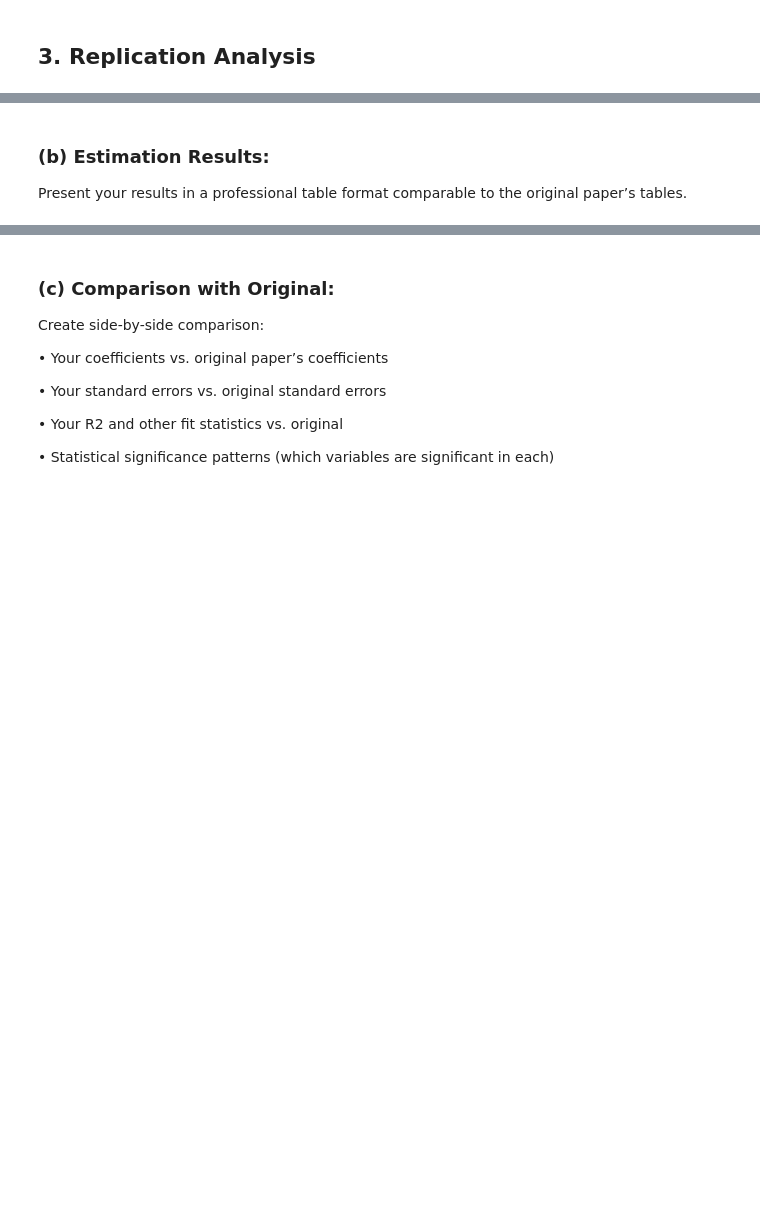
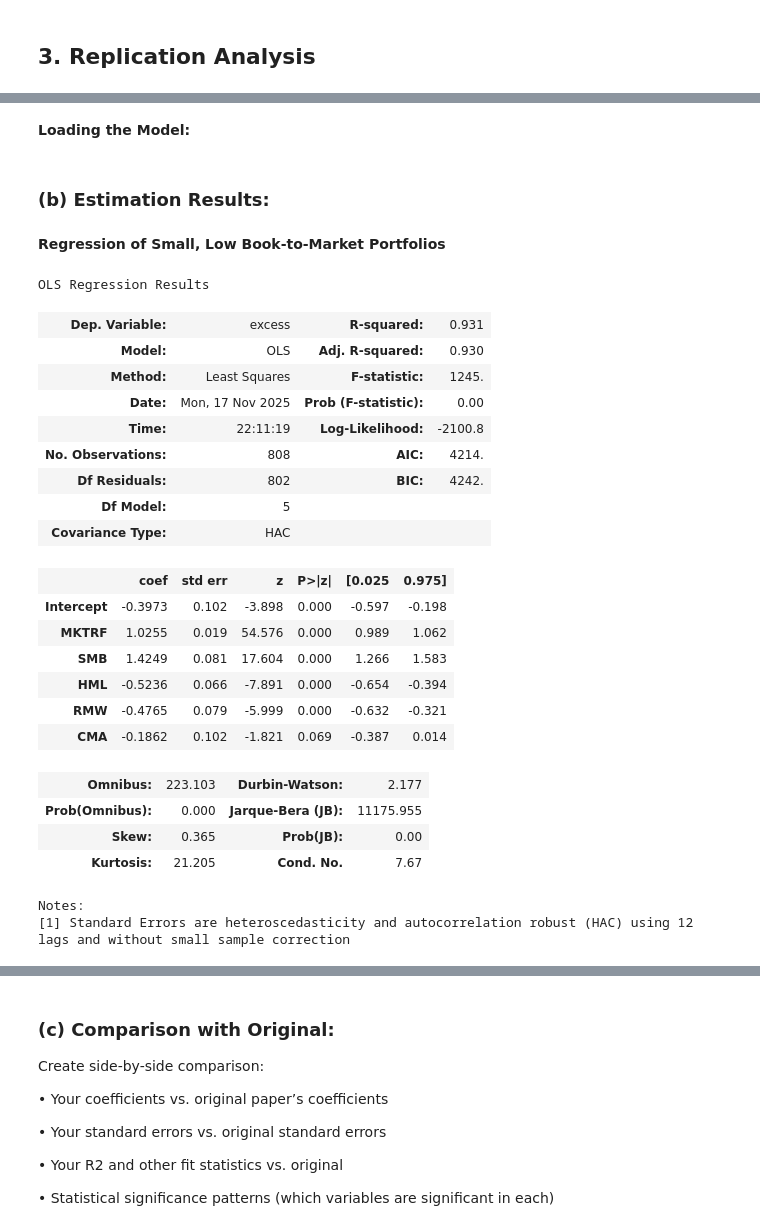
Before and after one commit to ignaciomacan/FFM, a Jupyter notebook: FFM_DRAFT_11.18.ipynb, the cells around one changed output, grey strips where cells are left out. Drawn from its saved outputs; the diff is of its cells as text; code cells hidden in the pictures; blank space fills up the shorter version.

```diff
--- a/FFM_DRAFT_11.18.ipynb
+++ b/FFM_DRAFT_11.18.ipynb
@@ -442,5 +498,66 @@ described.
+# %% [markdown]
+**Loading the Model:**
+# %%
+import numpy as np
+import pandas as pd
+import matplotlib.pyplot as plt
+import seaborn as sns
+import statsmodels.api as sm
+import statsmodels.formula.api as smf
+from scipy import stats
+
+factors = pd.read_csv('5f_data.csv', skiprows=4)
+factors = factors[pd.to_numeric(factors['Unnamed: 0'], errors='coerce').notna()]
+factors = factors.rename(columns={'Unnamed: 0': 'date', 'Mkt-RF': 'MKTRF'})
+factors = factors[['date', 'MKTRF', 'SMB', 'HML', 'RMW', 'CMA', 'RF']]
+factors.iloc[:, 1:] = factors.iloc[:, 1:].apply(pd.to_numeric, errors='coerce')
+
+port = pd.read_csv('25_portfolios_5x5.csv', skiprows=15)
+port = port.rename(columns={'Unnamed: 0': 'date'})
+port = port[pd.to_numeric(port['date'], errors='coerce').notna()]
+port = port[:-1]
+port.iloc[:, 1:] = port.iloc[:, 1:].apply(pd.to_numeric, errors='coerce')
+
+factors = factors.drop_duplicates(subset='date')
+port = port.drop_duplicates(subset='date')
+
+data = pd.merge(port, factors, on='date', how='inner')
 # %% [markdown]
 ### (b) Estimation Results:
-
-Present your results in a professional table format comparable
-to the original paper’s tables.
+# %% [markdown]
+**Regression of Small, Low Book-to-Market Portfolios**
+# %%
+cols = ['SMALL LoBM', 'RF', 'MKTRF', 'SMB', 'HML', 'RMW', 'CMA']
+data[cols] = data[cols].apply(pd.to_numeric, errors='coerce')
+
+data['excess'] = data['SMALL LoBM'] - data['RF']
+data['excess'] = pd.to_numeric(data['excess'], errors='coerce')
+
+reg = smf.ols('excess ~ MKTRF + SMB + HML + RMW + CMA',
+              data=data).fit(cov_type='HAC', cov_kwds={'maxlags':12})
+
+reg.summary()
+# %% [output]
+OLS Regression Results
+| Dep. Variable: | excess | R-squared: | 0.931 |
+| Model: | OLS | Adj. R-squared: | 0.930 |
+| Method: | Least Squares | F-statistic: | 1245. |
+| Date: | Mon, 17 Nov 2025 | Prob (F-statistic): | 0.00 |
+| Time: | 22:11:19 | Log-Likelihood: | -2100.8 |
+| No. Observations: | 808 | AIC: | 4214. |
+| Df Residuals: | 802 | BIC: | 4242. |
+| Df Model: | 5 |  |  |
+| Covariance Type: | HAC |  |  |
+|  | coef | std err | z | P>|z| | [0.025 | 0.975] |
+| Intercept | -0.3973 | 0.102 | -3.898 | 0.000 | -0.597 | -0.198 |
+| MKTRF | 1.0255 | 0.019 | 54.576 | 0.000 | 0.989 | 1.062 |
+| SMB | 1.4249 | 0.081 | 17.604 | 0.000 | 1.266 | 1.583 |
+| HML | -0.5236 | 0.066 | -7.891 | 0.000 | -0.654 | -0.394 |
+| RMW | -0.4765 | 0.079 | -5.999 | 0.000 | -0.632 | -0.321 |
+| CMA | -0.1862 | 0.102 | -1.821 | 0.069 | -0.387 | 0.014 |
+| Omnibus: | 223.103 | Durbin-Watson: | 2.177 |
+| Prob(Omnibus): | 0.000 | Jarque-Bera (JB): | 11175.955 |
+| Skew: | 0.365 | Prob(JB): | 0.00 |
+| Kurtosis: | 21.205 | Cond. No. | 7.67 |
+Notes:
+[1] Standard Errors are heteroscedasticity and autocorrelation robust (HAC) using 12 lags and without small sample correction
```
Also changed, not shown: parts of 3 cells of this notebook.
